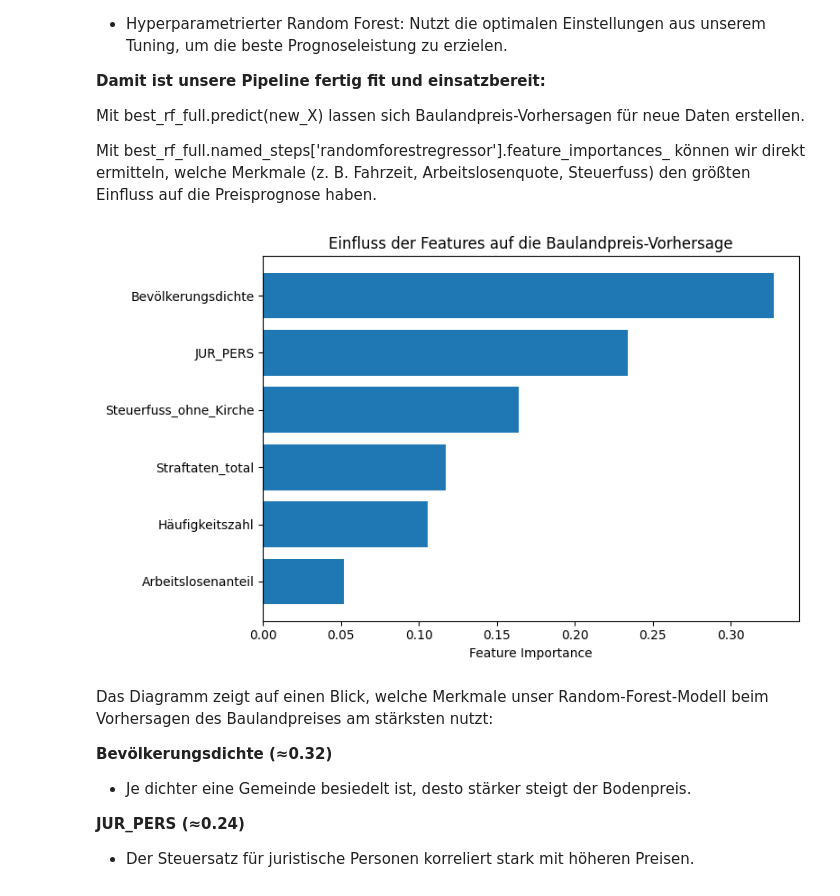
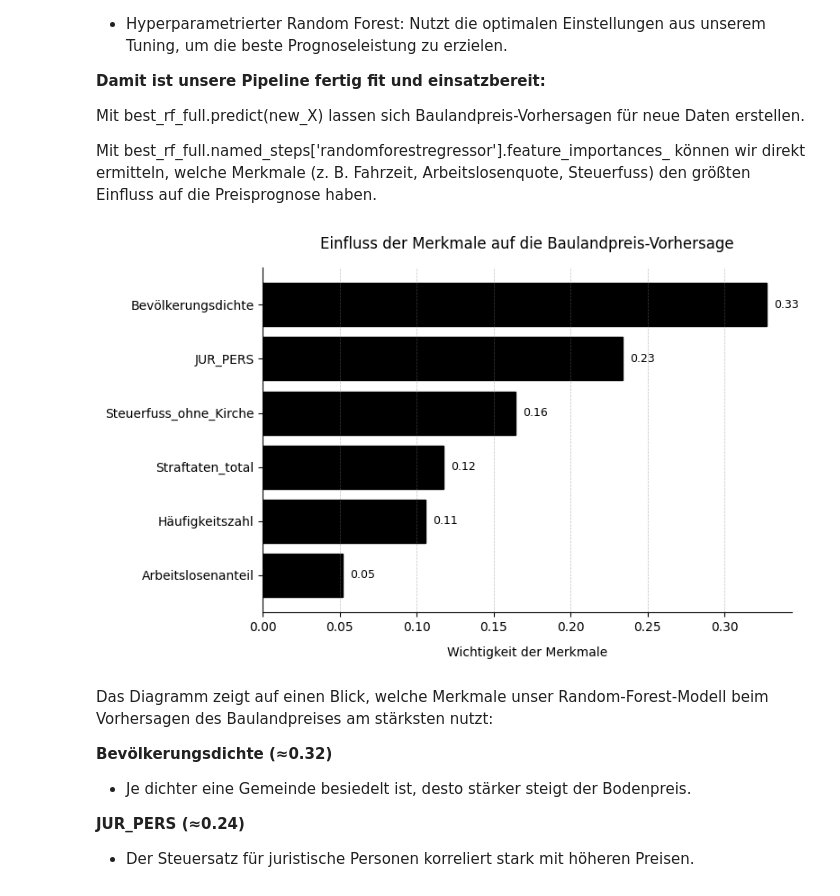
Before and after one commit to Bina-G10/BINA-G10, a Jupyter notebook: bina_gruppe10.ipynb, the cells around one changed output. Cells and saved outputs as stored; diff of their text form; code cells hidden in the pictures.

```diff
--- a/bina_gruppe10.ipynb
+++ b/bina_gruppe10.ipynb
@@ -1090,28 +1090,40 @@ Mit best_rf_full.predict(new_X) lassen sich Baulandpreis-Vorhersagen für neue D
 
 Mit best_rf_full.named_steps['randomforestregressor'].feature_importances_ können wir direkt ermitteln, welche Merkmale (z. B. Fahrzeit, Arbeitslosenquote, Steuerfuss) den größten Einfluss auf die Preisprognose haben.
 # %%
-# 1) Trainierten RandomForest aus der Pipeline holen
+# 1) RandomForest aus Pipeline holen
 rf = best_rf_full.named_steps['randomforestregressor']
 
-# 2) Feature Importances abrufen
+# 2) Feature Importances
 importances = rf.feature_importances_
-features    = feature_cols  # ['Arbeitslosenanteil', 'Bevölkerungsdichte', …]
+features    = feature_cols
 
-# 3) Für die Darstellung sortieren (absteigend)
+# 3) Sortieren für Darstellung
 indices     = np.argsort(importances)[::-1]
 feat_sorted = [features[i] for i in indices]
 imp_sorted  = importances[indices]
 
-# 4) Balkendiagramm zeichnen
-plt.figure(figsize=(8,5))
-plt.barh(feat_sorted, imp_sorted)
-plt.xlabel("Feature Importance")
-plt.title("Einfluss der Features auf die Baulandpreis-Vorhersage")
-plt.gca().invert_yaxis()   # Wichtigste oben
+# 4) Balkendiagramm zeichnen – IBCS-konform
+plt.figure(figsize=(8, 5))
+bars = plt.barh(feat_sorted, imp_sorted, color='black', edgecolor='black')
+
+plt.gca().invert_yaxis()
+plt.xlabel("Wichtigkeit der Merkmale", labelpad=10)
+plt.title("Einfluss der Merkmale auf die Baulandpreis-Vorhersage", pad=15)
+
+# Beschriftung direkt an Balken
+for bar in bars:
+    width = bar.get_width()
+    plt.text(width + 0.005, bar.get_y() + bar.get_height() / 2,
+             f"{width:.2f}", va='center', fontsize=9)
+
+# Dezente Rasterlinien und saubere Darstellung
+plt.grid(axis='x', linestyle='--', linewidth=0.5, color='gray', alpha=0.5)
+plt.gca().spines[['top', 'right']].set_visible(False)
+
 plt.tight_layout()
 plt.show()
 # %% [output]
-[figure, old version]
+[figure, new version]
 # %% [markdown]
 Das Diagramm zeigt auf einen Blick, welche Merkmale unser Random-Forest-Modell beim Vorhersagen des Baulandpreises am stärksten nutzt:
 
```
Also changed, not shown: parts of 20 cells of this notebook.
